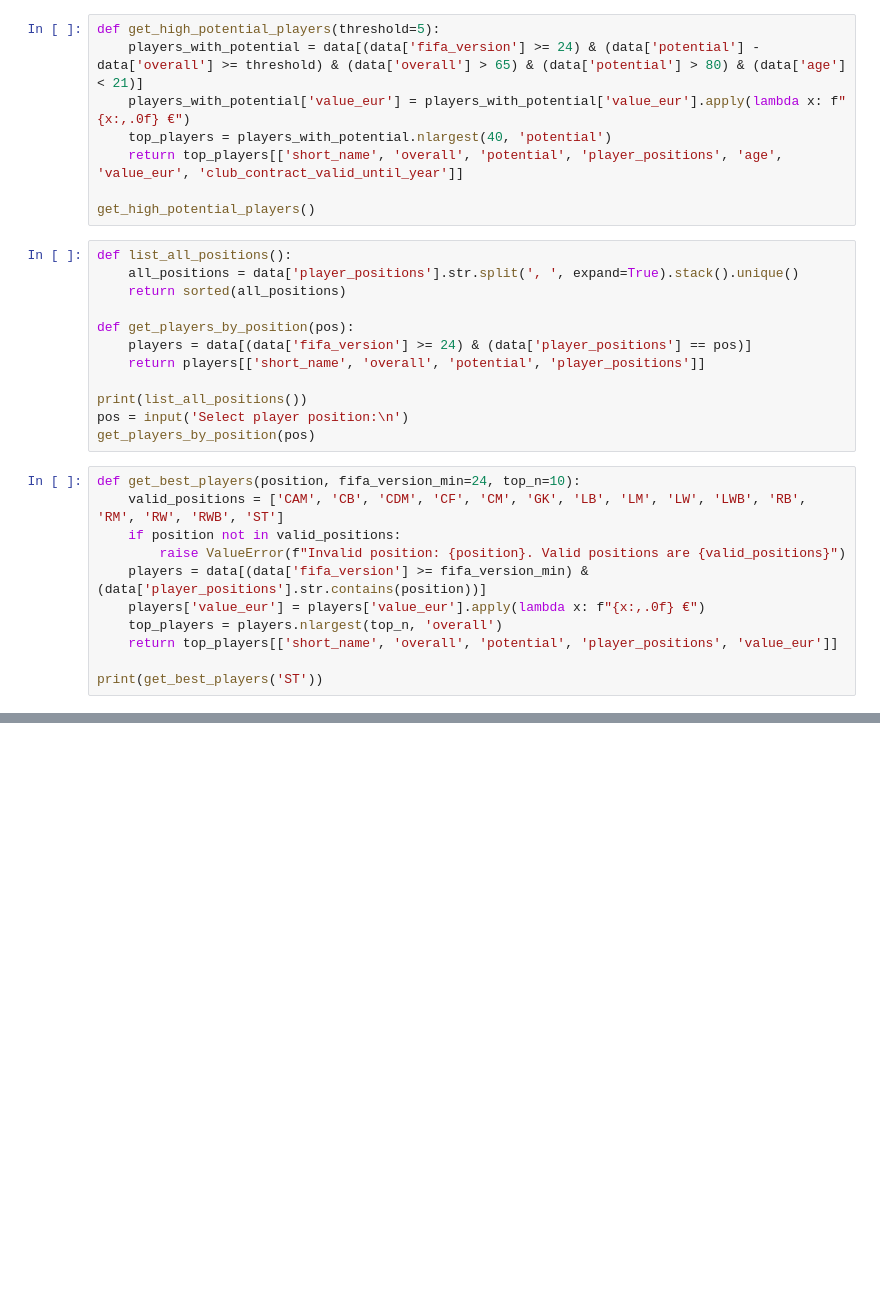
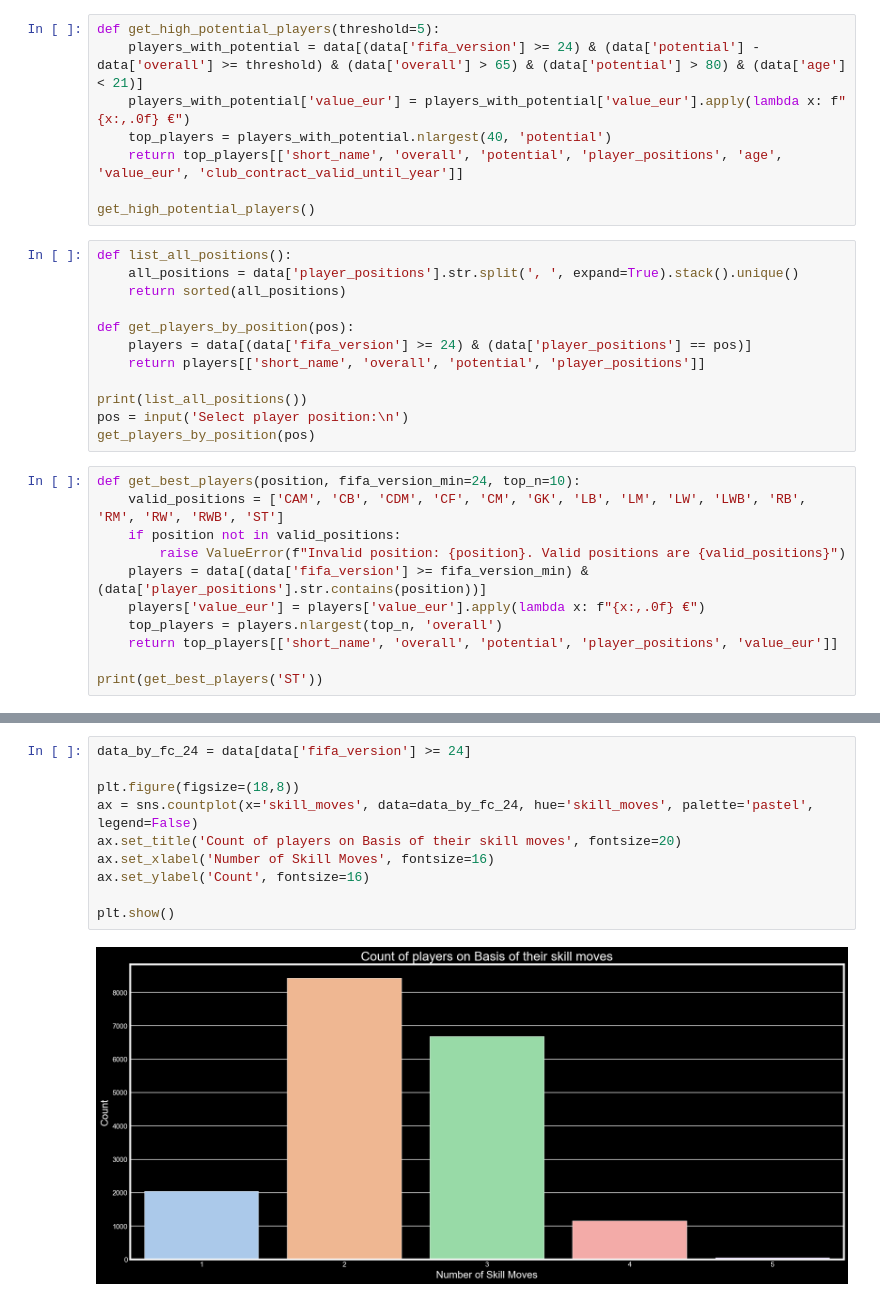
Before and after one commit to flavinhojrz/FIFA-Analysis-with-Data-Science, a Jupyter notebook: main.ipynb, the cells around one changed output, grey strips where cells are left out. Cells and saved outputs as stored; diff of their text form; blank space fills up the shorter version.

Commit message:
Graphics

```diff
--- a/main.ipynb
+++ b/main.ipynb
@@ -79,0 +87,12 @@ plt.show()
+# %%
+data_by_fc_24 = data[data['fifa_version'] >= 24]
+
+plt.figure(figsize=(18,8))
+ax = sns.countplot(x='skill_moves', data=data_by_fc_24, hue='skill_moves', palette='pastel', legend=False)
+ax.set_title('Count of players on Basis of their skill moves', fontsize=20)
+ax.set_xlabel('Number of Skill Moves', fontsize=16)
+ax.set_ylabel('Count', fontsize=16)
+
+plt.show()
+# %% [output]
+[figure, added]
```
Also changed, not shown: parts of 3 cells of this notebook.
